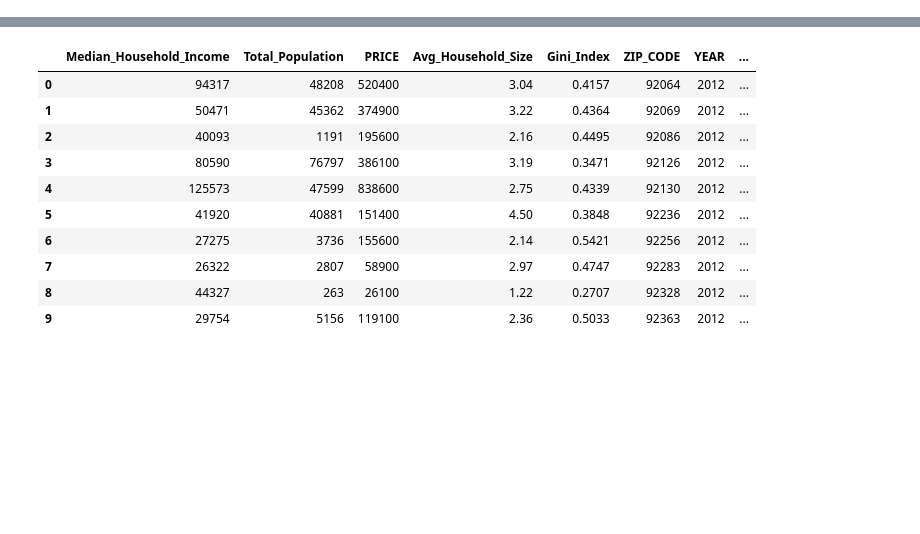
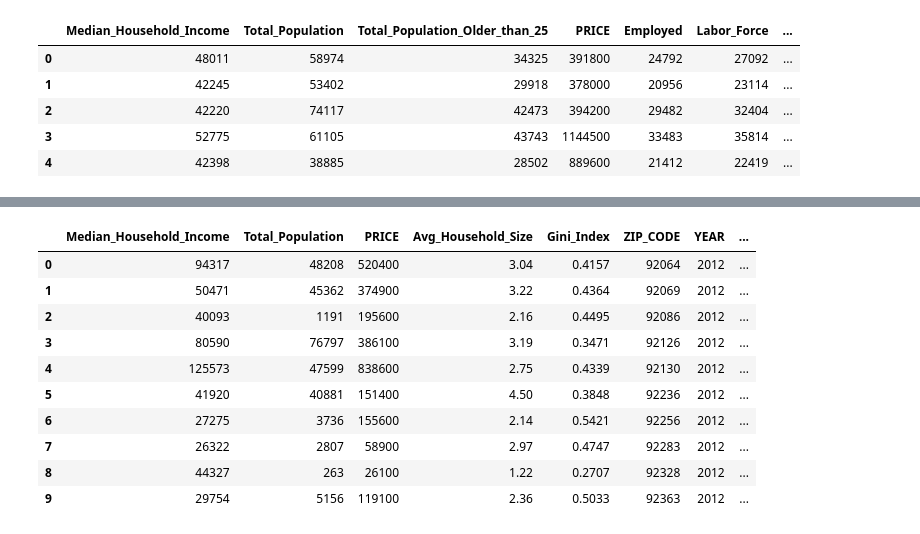
Before and after one commit to CynthiaShiyue/IDS705_MachineLearning_Project, a Jupyter notebook: 10_Data_Clean/10_Demographic.ipynb, the cells around one changed output, grey strips where cells are left out. Drawn from its saved outputs; the diff is of its cells as text; code cells hidden in the pictures; blank space fills up the shorter version.

```diff
--- a/10_Data_Clean/10_Demographic.ipynb
+++ b/10_Data_Clean/10_Demographic.ipynb
@@ -11,7 +11,7 @@ import requests
 import requests
 import pandas as pd
 
-years = range(2012, 2020)
+years = range(2012, 2020) # from 2012 to 2019
 all_demographic_data = []
 
 for year in years:
@@ -30,7 +30,10 @@ for year in years:
             "B17001_002E",   # Below poverty
             "B19083_001E",   # Gini Index: Measures income disparity (0 = equal, 1 = very unequal)
             # Education levels — full B15003 block from 002E to 025E
-            *[f"B15003_{str(i).zfill(3)}E" for i in range(2, 26)],
+            "B15003_019E",
+            "B15003_020E",
+            "B15003_021E",
+            "B15003_022E",
             # Race Levels
             "B02001_002E", # White people
             "B02001_003E", # Black or African American
@@ -53,7 +56,6 @@ for year in years:
             "B15003_001E": "Total_Population_Older_than_25",
             "B25077_001E": "PRICE",
             "B23025_004E": "Employed",
-            #"B23025_005E": "Employed",
             "B23025_003E": "Labor_Force",
             "B25010_001E": "Avg_Household_Size",
             "B17001_001E": "Poverty_Universe",
@@ -64,23 +66,6 @@ for year in years:
             "B02001_004E": "American_Indian_and_Alaska_Native",
             "B02001_005E": "Asian",
             "zip code tabulation area": "ZIP_CODE",
-            "B15003_002E": "No_Schooling",
-            "B15003_003E": "Nursery_4th_Grade",
-            "B15003_004E": "5th_6th_Grade",
-            "B15003_005E": "7th_8th_Grade",
-            "B15003_006E": "9th_Grade",
-            "B15003_007E": "10th_Grade",
-            "B15003_008E": "11th_Grade",
-            "B15003_009E": "12th_No_Diploma",
-            "B15003_010E": "High_School_Diploma",
-            "B15003_011E": "GED",
-            "B15003_012E": "Some_College_Less_1yr",
-            "B15003_013E": "Some_College_More_1yr",
-            "B15003_014E": "Associate_Academic",
-            "B15003_015E": "Associate_Occupational",
-            "B15003_016E": "High_School_Graduate",
-            "B15003_017E": "Some_College_No_Degree",
-            "B15003_018E": "Associate_Degree",
             "B15003_019E": "Bachelor_Degree",
             "B15003_020E": "Master_Degree",
             "B15003_021E": "Professional_Degree",
@@ -112,0 +202,9 @@ demographic_data.head()
+# %%
+final_df_2020s.head()
+# %% [output]
+|  | Median_Household_Income | Total_Population | Total_Population_Older_than_25 | PRICE | Employed | Labor_Force | ... |
+| 0 | 48011 | 58974 | 34325 | 391800 | 24792 | 27092 | ... |
+| 1 | 42245 | 53402 | 29918 | 378000 | 20956 | 23114 | ... |
+| 2 | 42220 | 74117 | 42473 | 394200 | 29482 | 32404 | ... |
+| 3 | 52775 | 61105 | 43743 | 1144500 | 33483 | 35814 | ... |
+| 4 | 42398 | 38885 | 28502 | 889600 | 21412 | 22419 | ... |
```
Also changed, not shown: parts of 9 cells of this notebook, 8 other files.
